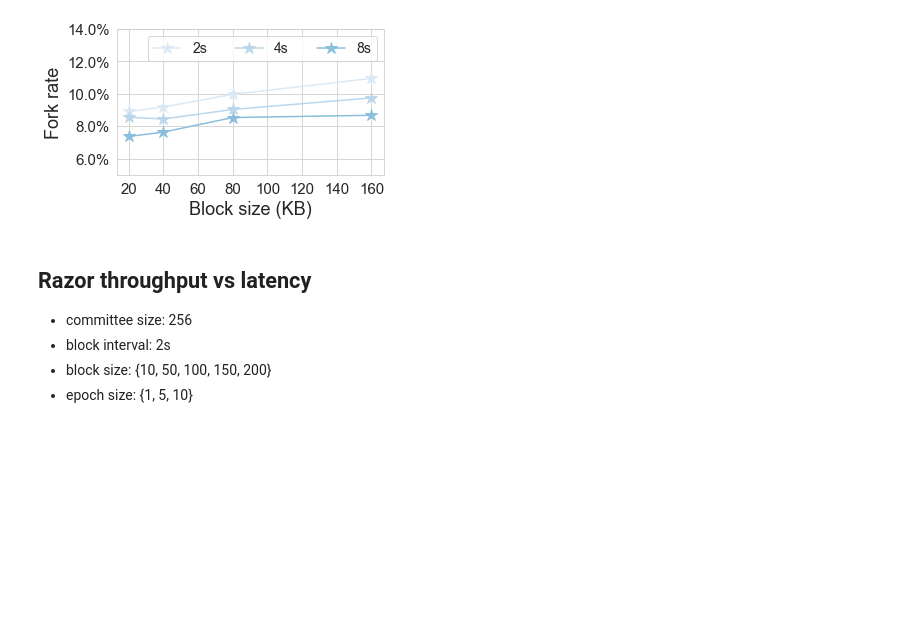
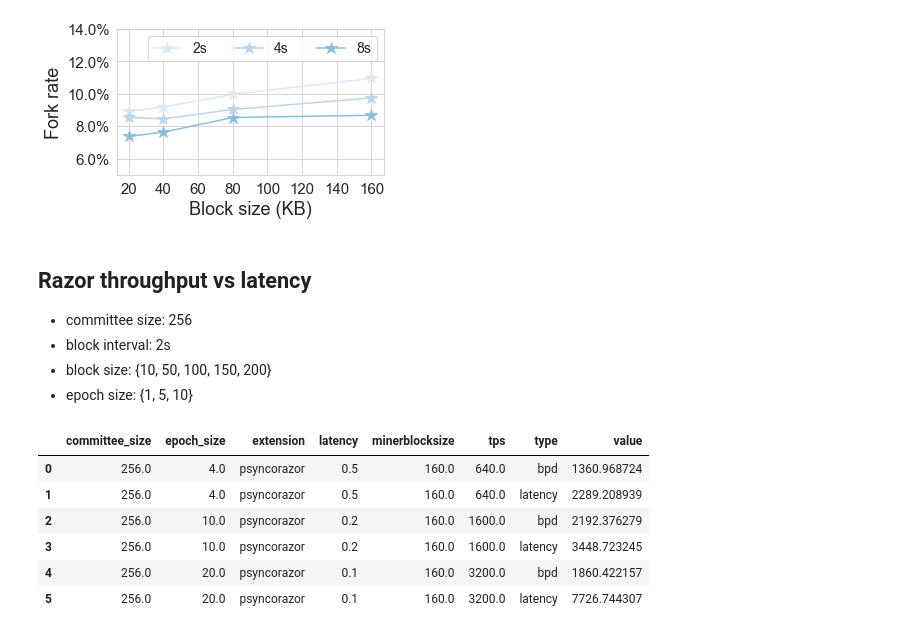
Before and after one commit to SebastianElvis/ebft, a Jupyter notebook: evaluation/analysis.ipynb, the cells around one changed output. Cells and saved outputs as stored; diff of their text form; code cells hidden in the pictures; blank space fills up the shorter version.

```diff
--- a/evaluation/analysis.ipynb
+++ b/evaluation/analysis.ipynb
@@ -62,7 +62,7 @@ wire/msgvote.go: 0, 69
 ## Log processing
 # %%
 def get_files(extension, committee_size, latency, minerblocksize, block_interval=4, epoch_size=1):
-    log_folder = '%s_%d_%d_%d_%d_%d' % (extension, committee_size, latency, minerblocksize, block_interval, epoch_size)
+    log_folder = '%s_%d_%g_%d_%d_%d' % (extension, committee_size, latency, minerblocksize, block_interval, epoch_size)
     data_path = LOG_PATH / log_folder
     log_files = [x for x in data_path.iterdir() if x.name.endswith('.log')]
     dstat_files = [x for x in data_path.iterdir() if x.name.endswith('.csv')]
@@ -337,5 +337,5 @@ def save_bw_util(extensions, committee_sizes, latencies, minerblocksizes):
 # bw_df
 
 
-for minerblocksize in [20,40,80,160]:
-    print(get_bw_util('none', 64, 2, minerblocksize, block_interval=1, epoch_size=1))
+# for minerblocksize in [20,40,80,160]:
+#     print(get_bw_util('none', 64, 2, minerblocksize, block_interval=1, epoch_size=1))
@@ -476,19 +471,20 @@ plot_fork_rates(fork_rates_df)
 # %%
 tx_size = 512
 
-def get_tps_latency(extension, committee_size, latency, minerblocksize, block_interval=4, epoch_size=1):
+def get_tps_latency(extension, committee_size, latency, minerblocksize, block_interval, epoch_size):
     tps = minerblocksize*1024/tx_size/(block_interval*latency)
     mean_latency, _ = get_finalisation_latency_stats(extension, committee_size, latency, minerblocksize, block_interval, epoch_size)
     return tps, mean_latency
 
-def save_tps_latency_stats(tuples): # [(minerblocksize, epoch_size)...]
+def save_tps_latency_stats(tuples): # latency, epoch_size
     extension = 'psyncorazor'
     committee_size = 256
-    latency = 2
+    minerblocksize = 160
+    latency = [0.5, 0.2, 0.1]
     block_interval = 1
     df = pd.DataFrame()
     for t in tuples:
-        minerblocksize = t[0]
+        latency = t[0]
         epoch_size = t[1]
         tps, mean_latency = get_tps_latency(extension, committee_size, latency, minerblocksize, block_interval, epoch_size)
         bpd_dict = get_bpds(extension, committee_size, latency, minerblocksize, block_interval, epoch_size)
@@ -500,40 +496,45 @@ def save_tps_latency_stats(tuples): # [(minerblocksize, epoch_size)...]
         line1 = {
             'extension': extension,
             'committee_size': committee_size,
             'latency': latency,
             'minerblocksize': minerblocksize,
             'epoch_size': epoch_size,
             'tps': tps,
             'type': 'bpd',
             'value': bpd
         }
         df = df.append(line1, ignore_index=True)
         line2 = {
             'extension': extension,
             'committee_size': committee_size,
             'latency': latency,
             'minerblocksize': minerblocksize,
             'epoch_size': epoch_size,
             'tps': tps,
             'type': 'latency',
             'value': mean_latency
         }
         df = df.append(line2, ignore_index=True)
 
     df.to_csv(DATA_PATH / 'tps_latency.csv')
     return df
 
 tps_latency_df = save_tps_latency_stats(
     [
-        [10240, 5],
-        [102400, 5],
-        [204800, 5],
-        [307200, 5],
-#         [10, 10],
-#         [100, 10]
+        [0.5, 4],
+        [0.2, 10],
+        [0.1, 20],
     ]
 )
-# tps_latency_df
+tps_latency_df
+# %% [output]
+|  | committee_size | epoch_size | extension | latency | minerblocksize | tps | type | value |
+| 0 | 256.0 | 4.0 | psyncorazor | 0.5 | 160.0 | 640.0 | bpd | 1360.968724 |
+| 1 | 256.0 | 4.0 | psyncorazor | 0.5 | 160.0 | 640.0 | latency | 2289.208939 |
+| 2 | 256.0 | 10.0 | psyncorazor | 0.2 | 160.0 | 1600.0 | bpd | 2192.376279 |
+| 3 | 256.0 | 10.0 | psyncorazor | 0.2 | 160.0 | 1600.0 | latency | 3448.723245 |
+| 4 | 256.0 | 20.0 | psyncorazor | 0.1 | 160.0 | 3200.0 | bpd | 1860.422157 |
+| 5 | 256.0 | 20.0 | psyncorazor | 0.1 | 160.0 | 3200.0 | latency | 7726.744307 |
 # %%
 def format_func(value, tick_number=None):
     num_thousands = 0 if abs(value) < 1000 else int(np.floor(np.log10(abs(value))/3))
```
Also changed, not shown: parts of 2 cells of this notebook, 4 other files.
